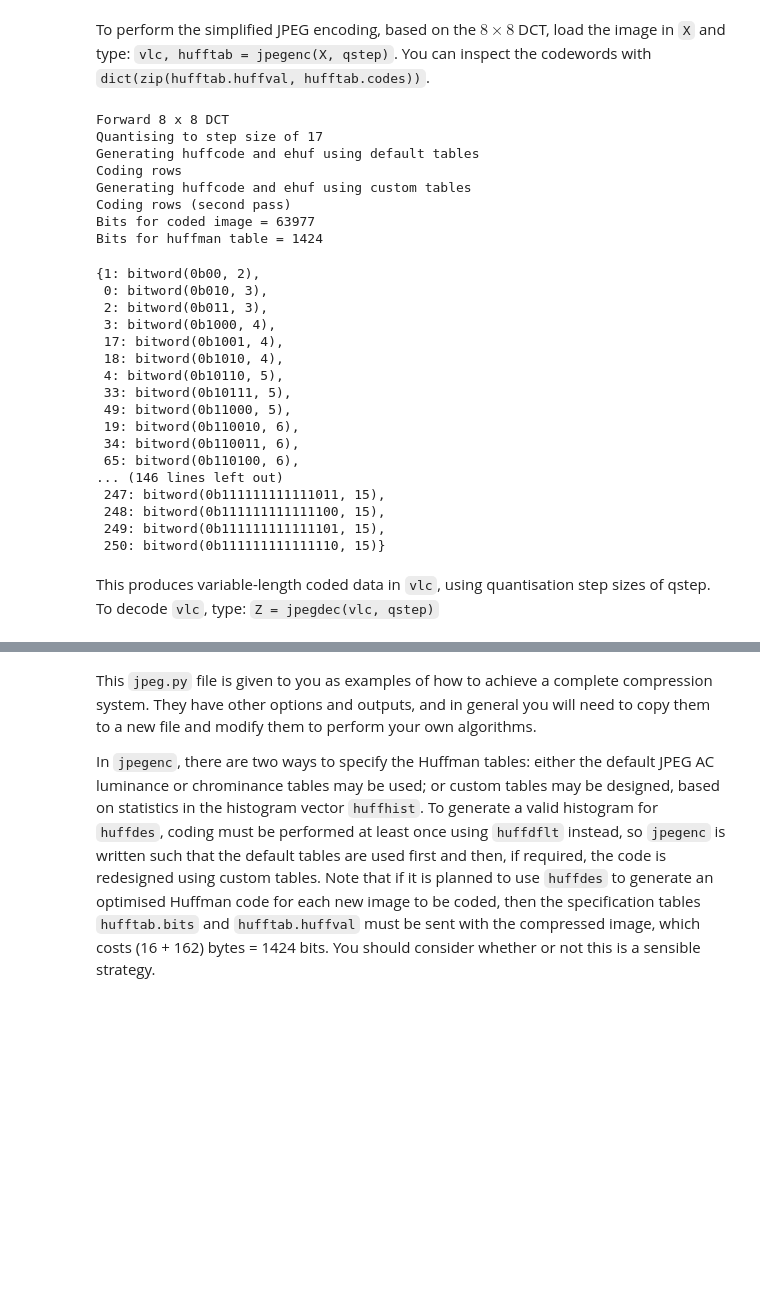
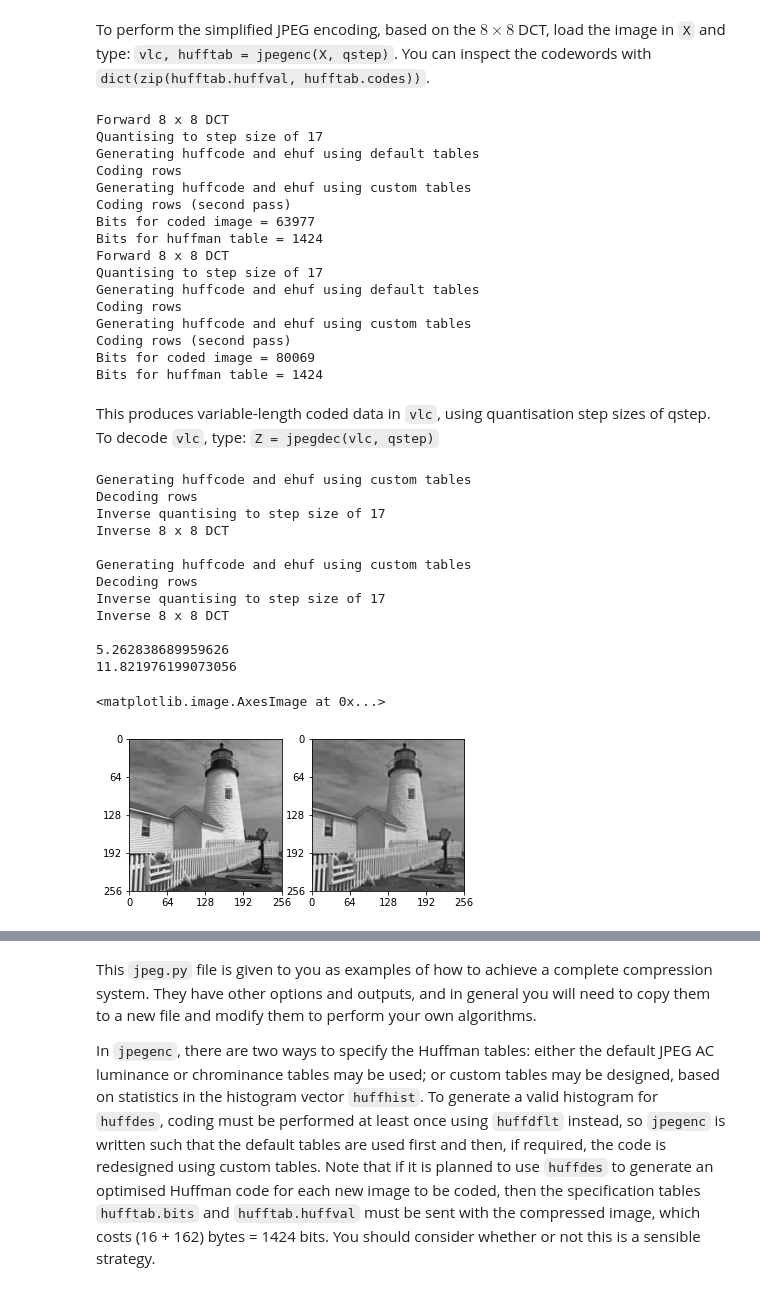
Before and after one commit to jet-tong/cued_sf2_lab, a Jupyter notebook: 12-huffman.ipynb, the cells around one changed output, grey strips where cells are left out. Drawn from its saved outputs; the diff is of its cells as text; code cells hidden in the pictures; blank space fills up the shorter version.

```diff
--- a/12-huffman.ipynb
+++ b/12-huffman.ipynb
@@ -128,7 +130,7 @@ flamingo, _ = load_mat_img(img='flamingo.mat', img_info='X')
 X = lighthouse.copy()
 # %%
 vlc,hufftab = jpegenc(X,qstep = 17,opthuff = True)
-dict(zip(hufftab.huffval, hufftab.codes))
+vlc2,hufftab2 = jpegenc2(X,qstep = 17,opthuff = True)
 # %% [output]
 Forward 8 x 8 DCT
 Quantising to step size of 17
@@ -138,25 +140,39 @@ Generating huffcode and ehuf using custom tables
 Coding rows (second pass)
 Bits for coded image = 63977
 Bits for huffman table = 1424
+Forward 8 x 8 DCT
+Quantising to step size of 17
+Generating huffcode and ehuf using default tables
+Coding rows
+Generating huffcode and ehuf using custom tables
+Coding rows (second pass)
+Bits for coded image = 80069
+Bits for huffman table = 1424
-{1: bitword(0b00, 2),
- 0: bitword(0b010, 3),
- 2: bitword(0b011, 3),
- 3: bitword(0b1000, 4),
- 17: bitword(0b1001, 4),
- 18: bitword(0b1010, 4),
- 4: bitword(0b10110, 5),
- 33: bitword(0b10111, 5),
- 49: bitword(0b11000, 5),
- 19: bitword(0b110010, 6),
- 34: bitword(0b110011, 6),
- 65: bitword(0b110100, 6),
-... (146 lines left out)
- 247: bitword(0b111111111111011, 15),
- 248: bitword(0b111111111111100, 15),
- 249: bitword(0b111111111111101, 15),
- 250: bitword(0b111111111111110, 15)}
 # %% [markdown]
 This produces variable-length coded data in `vlc`, using quantisation step sizes of qstep.  To decode `vlc`, type:  `Z = jpegdec(vlc, qstep)`
+# %%
+Z = jpegdec(vlc, 17,hufftab = hufftab)
+Z2 = jpegdec2(vlc2, 17,hufftab = hufftab2)
+print(np.std(Z-X))
+print(np.std(Z2-X))
+fig, axs = plt.subplots(1,2)
+plot_image(Z, ax = axs[0])
+plot_image(Z2, ax = axs[1])
+# %% [output]
+Generating huffcode and ehuf using custom tables
+Decoding rows
+Inverse quantising to step size of 17
+Inverse 8 x 8 DCT
+
+Generating huffcode and ehuf using custom tables
+Decoding rows
+Inverse quantising to step size of 17
+Inverse 8 x 8 DCT
+
+5.262838689959626
+11.821976199073056
+<matplotlib.image.AxesImage at 0x...>
+[figure, added]
 # %%
 vlc,hufftab = jpegenc(X,qstep = 17,opthuff = False)
 dict(zip(hufftab.huffval, hufftab.codes))
```
Also changed, not shown: parts of 3 cells of this notebook.
